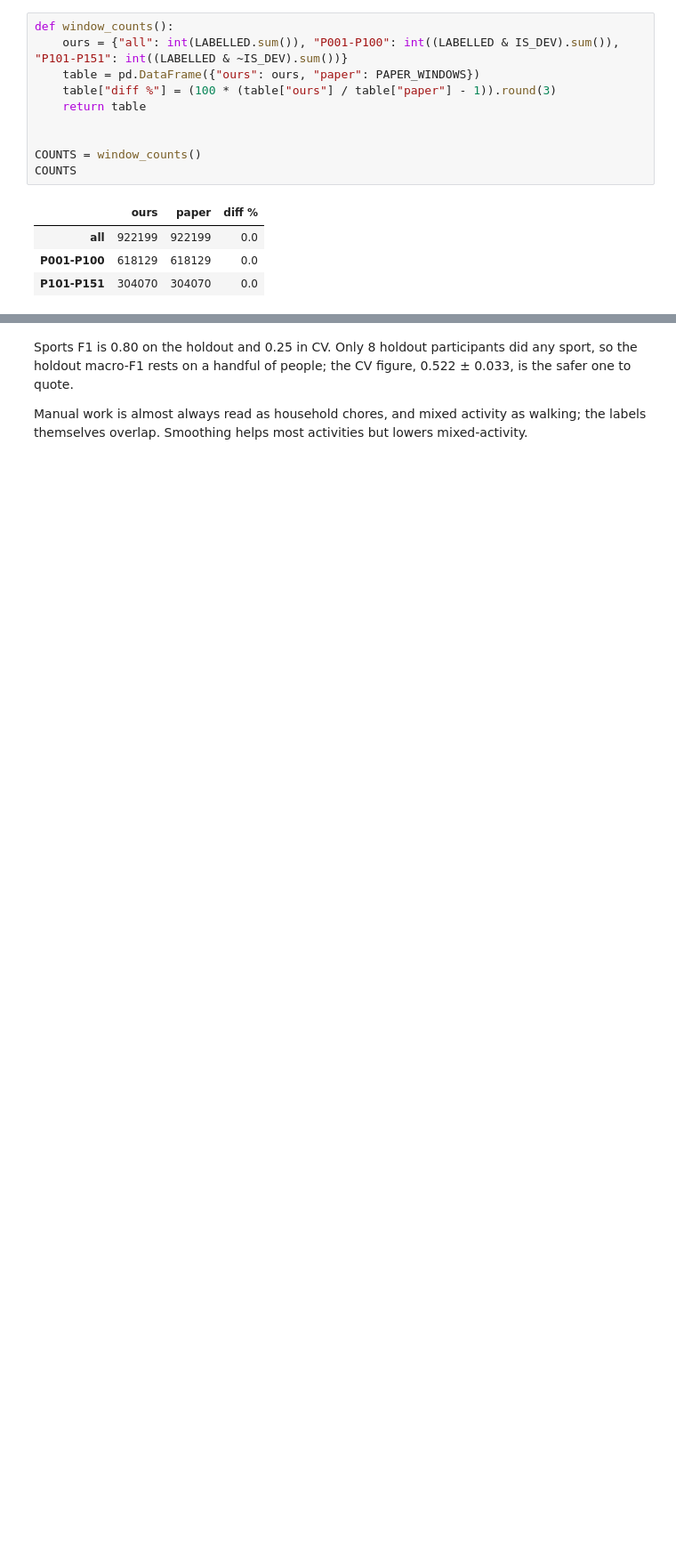
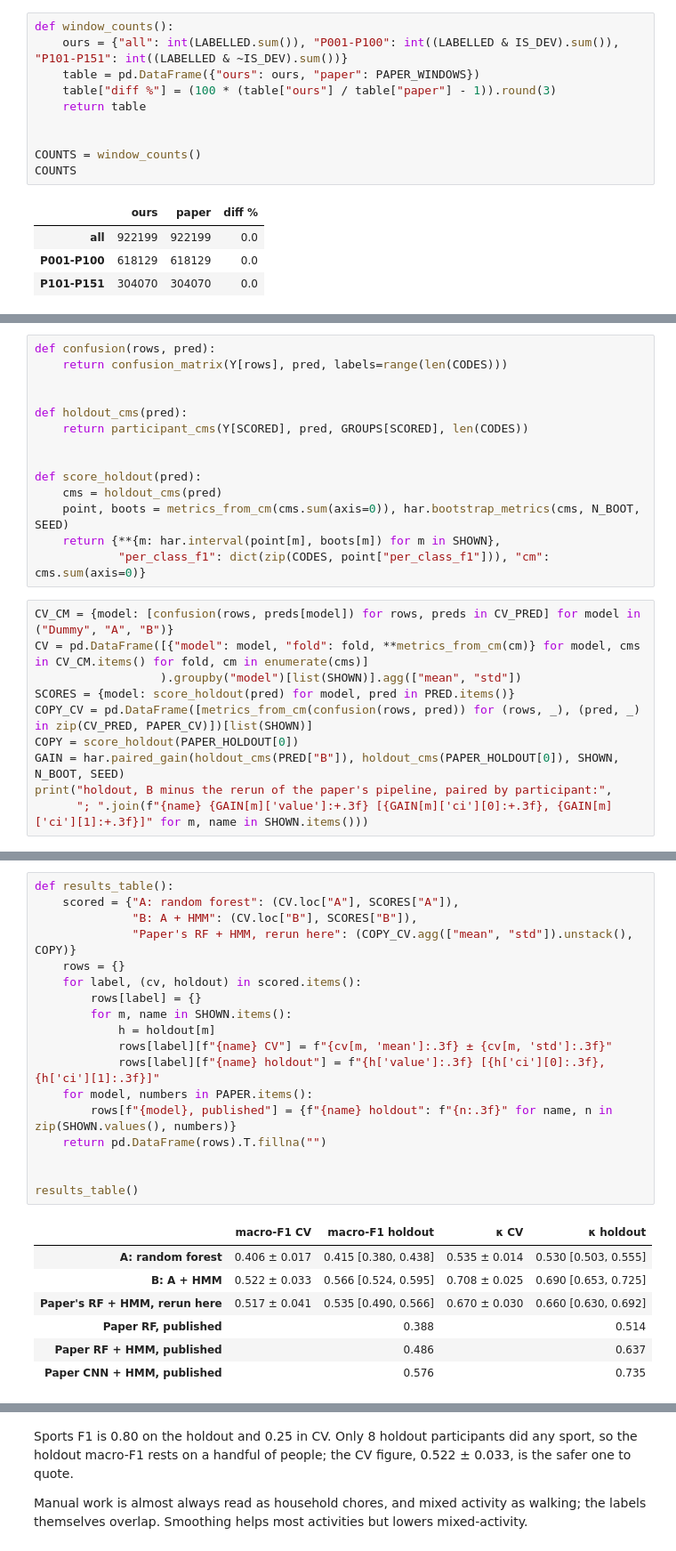
Before and after one commit to Alexr951/Capture-24, a Jupyter notebook: capture24_har.ipynb, the cells around one changed output, grey strips where cells are left out. Shown: that part at 89% size. Saved outputs shown, nothing was run; the diff lists cells and outputs as text; blank space fills up the shorter version.

```diff
--- a/capture24_har.ipynb
+++ b/capture24_har.ipynb
@@ -500,0 +352,24 @@ holdout participants with sports windows: 8 of 51; sports is 0.85% of holdout wi
+# %%
+def confusion(rows, pred):
+    return confusion_matrix(Y[rows], pred, labels=range(len(CODES)))
+
+
+def holdout_cms(pred):
+    return participant_cms(Y[SCORED], pred, GROUPS[SCORED], len(CODES))
+
+
+def score_holdout(pred):
+    cms = holdout_cms(pred)
+    point, boots = metrics_from_cm(cms.sum(axis=0)), har.bootstrap_metrics(cms, N_BOOT, SEED)
+    return {**{m: har.interval(point[m], boots[m]) for m in SHOWN},
+            "per_class_f1": dict(zip(CODES, point["per_class_f1"])), "cm": cms.sum(axis=0)}
+# %%
+CV_CM = {model: [confusion(rows, preds[model]) for rows, preds in CV_PRED] for model in ("Dummy", "A", "B")}
+CV = pd.DataFrame([{"model": model, "fold": fold, **metrics_from_cm(cm)} for model, cms in CV_CM.items() for fold, cm in enumerate(cms)]
+                  ).groupby("model")[list(SHOWN)].agg(["mean", "std"])
+SCORES = {model: score_holdout(pred) for model, pred in PRED.items()}
+COPY_CV = pd.DataFrame([metrics_from_cm(confusion(rows, pred)) for (rows, _), (pred, _) in zip(CV_PRED, PAPER_CV)])[list(SHOWN)]
+COPY = score_holdout(PAPER_HOLDOUT[0])
+GAIN = har.paired_gain(holdout_cms(PRED["B"]), holdout_cms(PAPER_HOLDOUT[0]), SHOWN, N_BOOT, SEED)
+print("holdout, B minus the rerun of the paper's pipeline, paired by participant:",
+      "; ".join(f"{name} {GAIN[m]['value']:+.3f} [{GAIN[m]['ci'][0]:+.3f}, {GAIN[m]['ci'][1]:+.3f}]" for m, name in SHOWN.items()))
@@ -500,0 +380,26 @@ holdout participants with sports windows: 8 of 51; sports is 0.85% of holdout wi
+# %%
+def results_table():
+    scored = {"A: random forest": (CV.loc["A"], SCORES["A"]),
+              "B: A + HMM": (CV.loc["B"], SCORES["B"]),
+              "Paper's RF + HMM, rerun here": (COPY_CV.agg(["mean", "std"]).unstack(), COPY)}
+    rows = {}
+    for label, (cv, holdout) in scored.items():
+        rows[label] = {}
+        for m, name in SHOWN.items():
+            h = holdout[m]
+            rows[label][f"{name} CV"] = f"{cv[m, 'mean']:.3f} ± {cv[m, 'std']:.3f}"
+            rows[label][f"{name} holdout"] = f"{h['value']:.3f} [{h['ci'][0]:.3f}, {h['ci'][1]:.3f}]"
+    for model, numbers in PAPER.items():
+        rows[f"{model}, published"] = {f"{name} holdout": f"{n:.3f}" for name, n in zip(SHOWN.values(), numbers)}
+    return pd.DataFrame(rows).T.fillna("")
+
+
+results_table()
+# %% [output]
+|  | macro-F1 CV | macro-F1 holdout | κ CV | κ holdout |
+| A: random forest | 0.406 ± 0.017 | 0.415 [0.380, 0.438] | 0.535 ± 0.014 | 0.530 [0.503, 0.555] |
+| B: A + HMM | 0.522 ± 0.033 | 0.566 [0.524, 0.595] | 0.708 ± 0.025 | 0.690 [0.653, 0.725] |
+| Paper's RF + HMM, rerun here | 0.517 ± 0.041 | 0.535 [0.490, 0.566] | 0.670 ± 0.030 | 0.660 [0.630, 0.692] |
+| Paper RF, published |  | 0.388 |  | 0.514 |
+| Paper RF + HMM, published |  | 0.486 |  | 0.637 |
+| Paper CNN + HMM, published |  | 0.576 |  | 0.735 |
```
Also changed, not shown: parts of 82 cells of this notebook, 5 other files.
